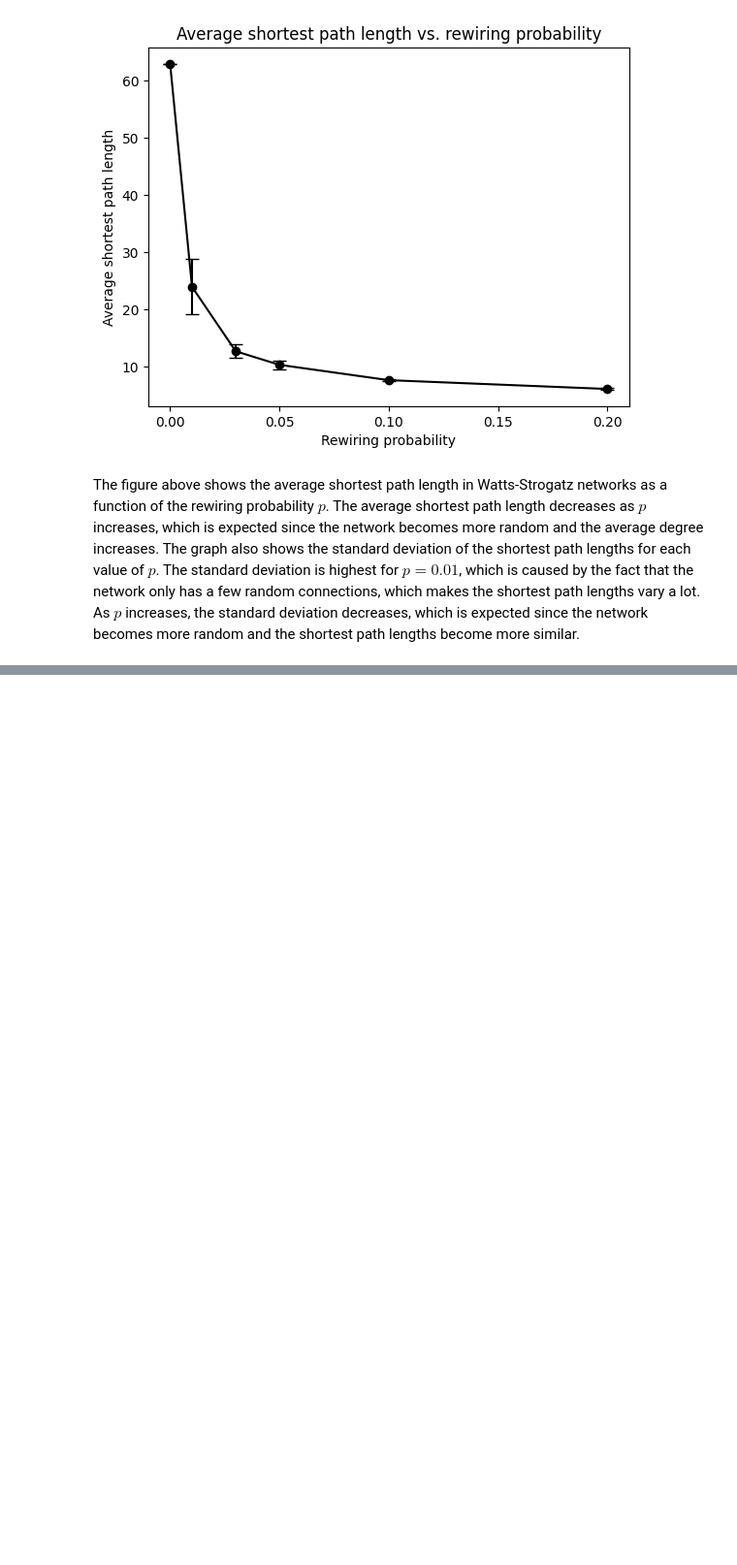
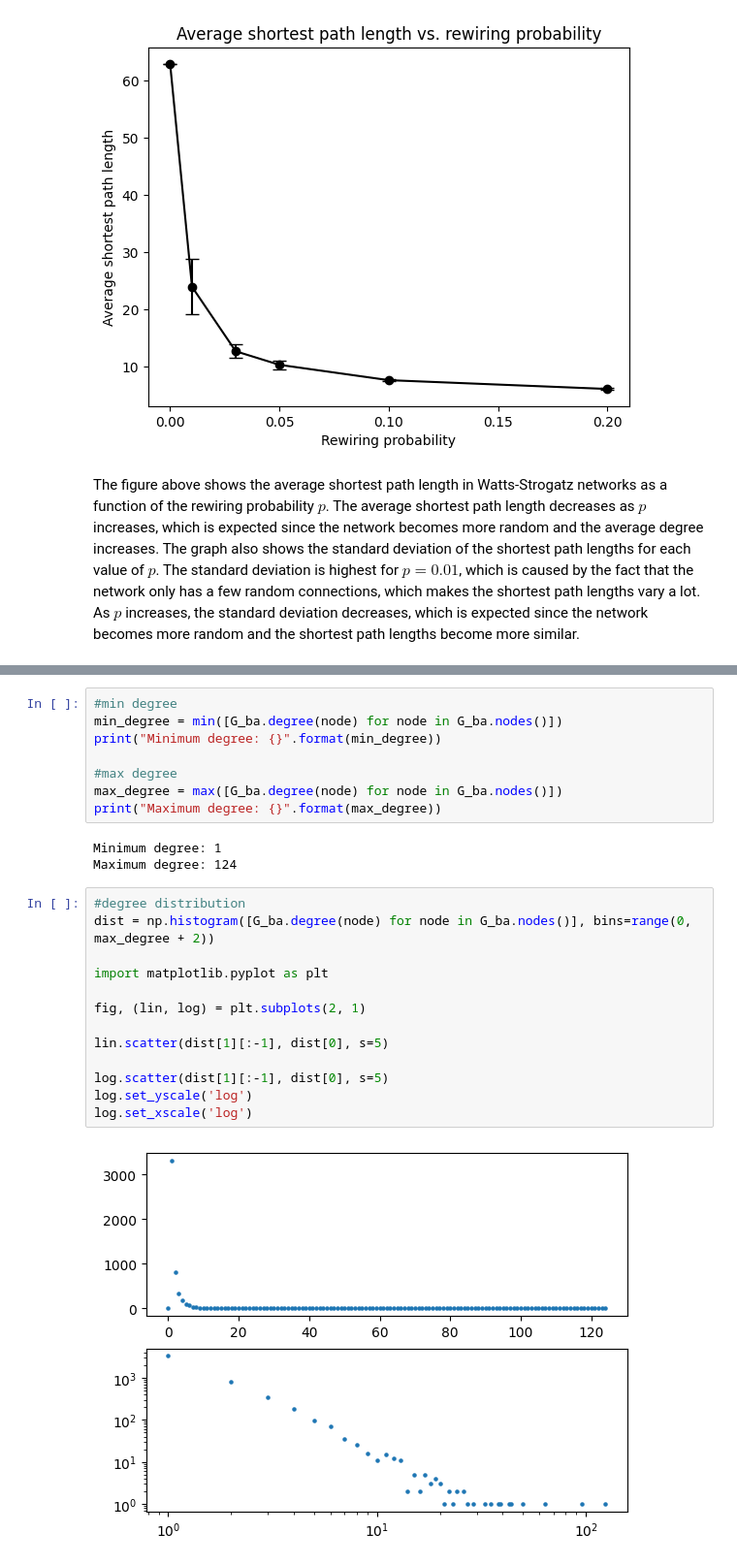
Before and after one commit to matyiandras/socialgraphs2024, a Jupyter notebook: files/week3_ex.ipynb, the cells around one changed output, grey strips where cells are left out. Shown at 97% size. Saved outputs shown, nothing was run; the diff lists cells and outputs as text; blank space fills up the shorter version.

```diff
--- a/files/week3_ex.ipynb
+++ b/files/week3_ex.ipynb
@@ -66,0 +108,26 @@ The figure above shows the average shortest path length in Watts-Strogatz networ
+# %%
+#min degree
+min_degree = min([G_ba.degree(node) for node in G_ba.nodes()])
+print("Minimum degree: {}".format(min_degree))
+
+#max degree
+max_degree = max([G_ba.degree(node) for node in G_ba.nodes()])
+print("Maximum degree: {}".format(max_degree))
+# %% [output]
+Minimum degree: 1
+Maximum degree: 124
+# %%
+#degree distribution
+dist = np.histogram([G_ba.degree(node) for node in G_ba.nodes()], bins=range(0, max_degree + 2))
+
+import matplotlib.pyplot as plt
+
+fig, (lin, log) = plt.subplots(2, 1)
+
+lin.scatter(dist[1][:-1], dist[0], s=5)
+
+log.scatter(dist[1][:-1], dist[0], s=5)
+log.set_yscale('log')
+log.set_xscale('log')
+# %% [output]
+[figure, added]
```
Also changed, not shown: parts of 11 cells of this notebook.
